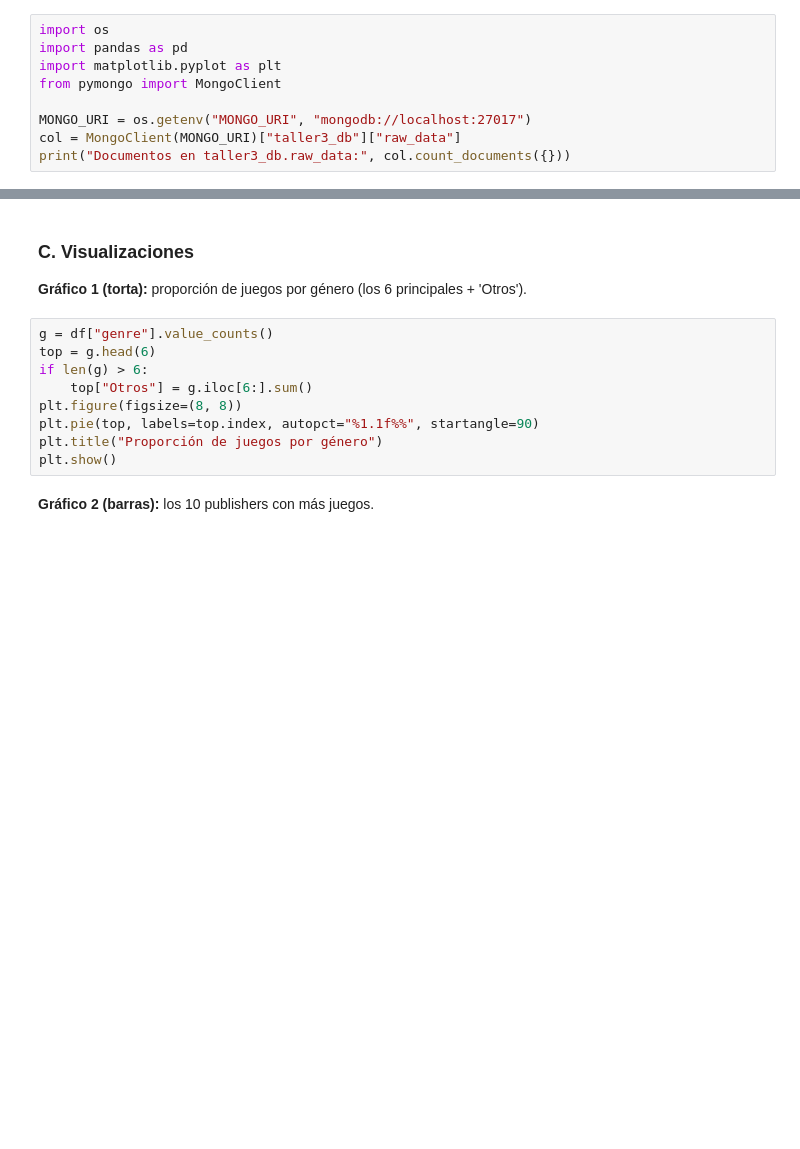
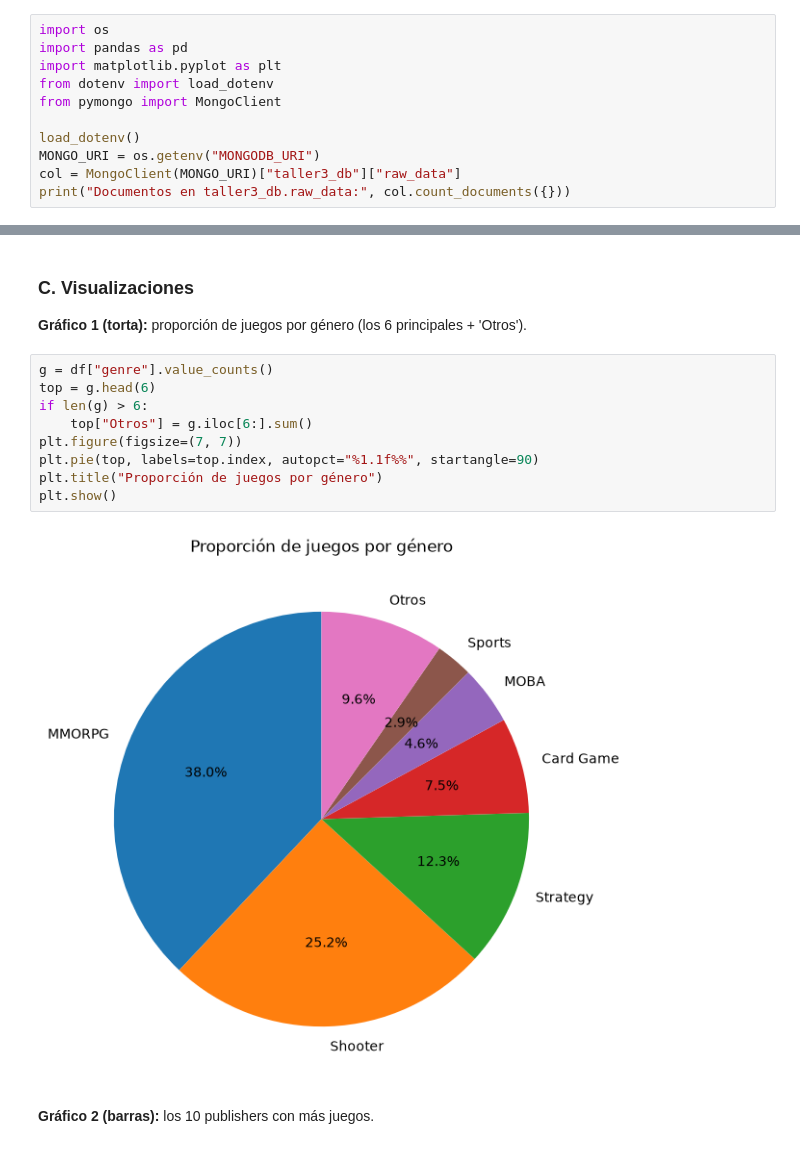
Before and after one commit to Grajalesluis/Taller3_APIs_MongoDB_EDA, a Jupyter notebook: analisis.ipynb, the cells around one changed output, grey strips where cells are left out. Drawn from its saved outputs; the diff is of its cells as text; blank space fills up the shorter version.

```diff
--- a/analisis.ipynb
+++ b/analisis.ipynb
@@ -7,8 +7,10 @@ Lectura de datos crudos desde MongoDB, selección de variables y análisis explo
 import os
 import pandas as pd
 import matplotlib.pyplot as plt
+from dotenv import load_dotenv
 from pymongo import MongoClient
 
-MONGO_URI = os.getenv("MONGO_URI", "mongodb://localhost:27017")
+load_dotenv()
+MONGO_URI = os.getenv("MONGODB_URI")
 col = MongoClient(MONGO_URI)["taller3_db"]["raw_data"]
 print("Documentos en taller3_db.raw_data:", col.count_documents({}))
@@ -70,12 +127,14 @@ print(f"5) Año promedio de lanzamiento: {df['year'].mean():.1f} "
 # %%
 g = df["genre"].value_counts()
 top = g.head(6)
 if len(g) > 6:
     top["Otros"] = g.iloc[6:].sum()
-plt.figure(figsize=(8, 8))
+plt.figure(figsize=(7, 7))
 plt.pie(top, labels=top.index, autopct="%1.1f%%", startangle=90)
 plt.title("Proporción de juegos por género")
 plt.show()
+# %% [output]
+[figure, added]
 # %% [markdown]
 **Gráfico 2 (barras):** los 10 publishers con más juegos.
 # %%
```
Also changed, not shown: parts of 10 cells of this notebook.
